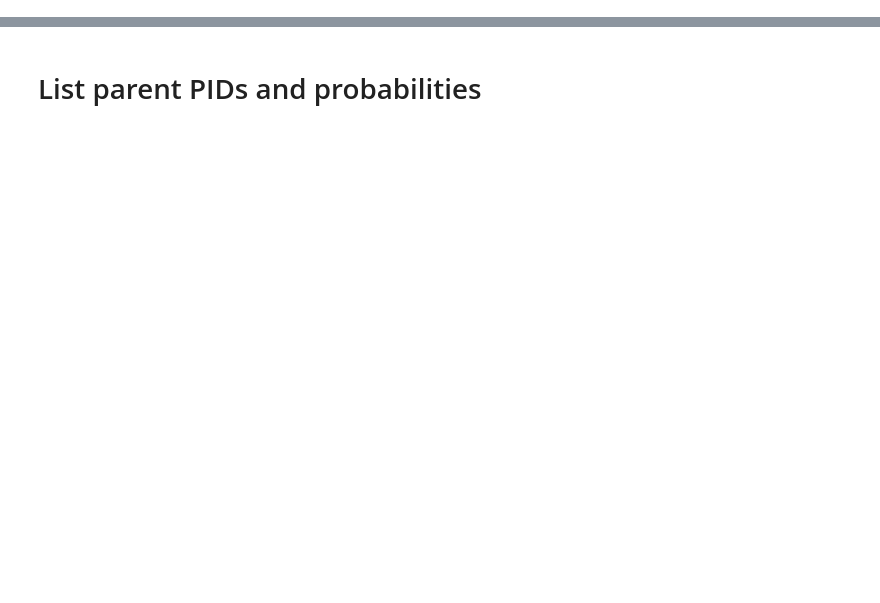
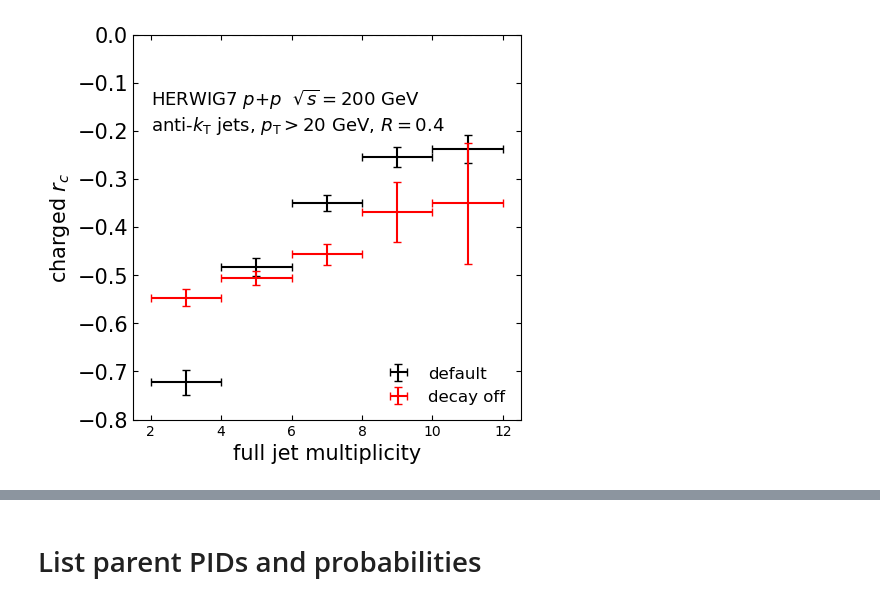
Before and after one commit to y-song/rc, a Jupyter notebook: pp/decay_check_herwig.ipynb, the cells around one changed output, grey strips where cells are left out. Cells and saved outputs as stored; diff of their text form; code cells hidden in the pictures; blank space fills up the shorter version.

```diff
--- a/pp/decay_check_herwig.ipynb
+++ b/pp/decay_check_herwig.ipynb
@@ -113,0 +227,18 @@ print(unique_parent2_array)
+# %%
+fig=plt.figure(figsize=(5,5))
+plt.errorbar(np.arange(3, 13, 2), rc_array, xerr=1, yerr=rc_err_array, capsize=3, ls='none', label='default', color='k')
+plt.errorbar(np.arange(3, 13, 2), nodecay_rc_array, xerr=1, yerr=nodecay_rc_err_array, capsize=3, ls='none', label='decay off', color='r')
+plt.axhline(y=0.0, color='grey', linestyle='--')
+#plt.text(20,0.025, 'STAR Preliminary', color='r', fontstyle='italic', fontsize=15)
+plt.xlabel(r'full jet multiplicity', fontsize=15)
+plt.text(2,-0.2,'HERWIG7 $p$+$p$  $\sqrt{s}=200$ GeV\nanti-$k_\mathrm{T}$ jets, $p_{\mathrm{T}}>20$ GeV, $R=0.4$', fontsize=13)
+#plt.axhline(y=0.0, color='grey', linestyle='--')
+plt.ylabel('charged $r_c$', fontsize=15)
+plt.ylim(-0.8,0)
+plt.legend(fontsize=12, loc='lower right', frameon=False)
+#plt.xticks(np.arange(20, 45, 5), fontsize=15)
+plt.yticks(fontsize=15)
+ax = plt.gca()
+ax.tick_params(top=True, right=True, bottom=True, left=True, direction='in', which='both')
+# %% [output]
+[figure, added]
```
Also changed, not shown: parts of 76 cells of this notebook, 3 other files.
